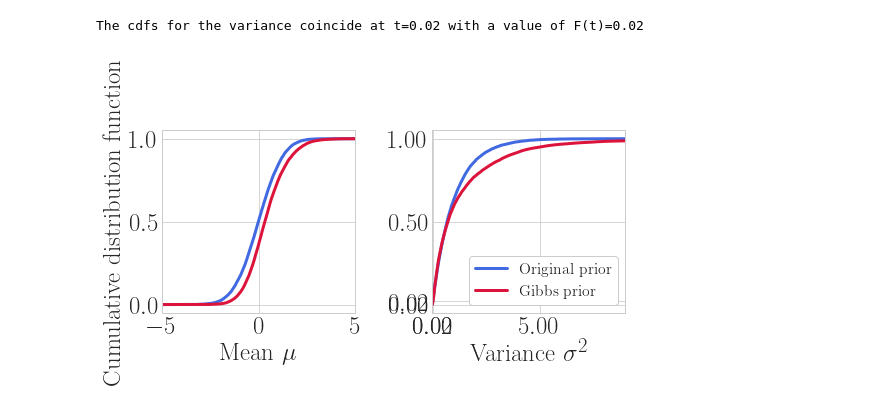
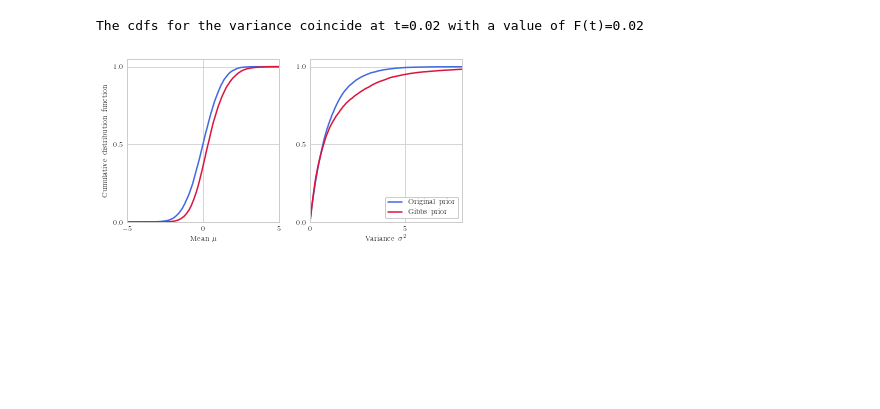
Before and after one commit to lrendsburg/Gibbs-priors, a Jupyter notebook: exp/fig_abc.ipynb, the cells around one changed output. Cells and saved outputs as stored; diff of their text form; code cells hidden in the pictures; blank space fills up the shorter version.

Commit message:
Changed colors in plots blue->royalblue and red->crimson. Changed axes in monitoring plots. Made abc plots pdf instead of tikz.

```diff
--- a/exp/fig_abc.ipynb
+++ b/exp/fig_abc.ipynb
@@ -106,30 +111,36 @@ print(f'The cdfs for the variance coincide at t={np.round(t_equal_cdf, 2)} with
 # %% [output]
 The cdfs for the variance coincide at t=0.02 with a value of F(t)=0.02
 # %%
-fig, axs = plt.subplots(ncols=2, figsize=(linewidth, .5*linewidth))
+fig, axs = plt.subplots(ncols=2, figsize=(LATEX_WIDTH, .5*LATEX_WIDTH))
 
 # Means cdf
 axs[0].plot(ts_mu, mu_true_cdf, label='Original prior', color='royalblue')
 axs[0].plot(ts_mu, mu_approx_cdf, label='Gibbs prior', color='crimson')
 
 axs[0].set_xlabel(r'Mean $\mu$')
 axs[0].set_ylabel(r'Cumulative distribution function')
-axs[0].set_xlim((-5, 5))
-axs[0].set_yticks([0, .5, 1])
 
 # Variances cdf
 axs[1].plot(ts_sigma_sq, sigma_sq_true_cdf, label='Original prior', color='royalblue')
 axs[1].plot(ts_sigma_sq, sigma_sq_approx_cdf, label='Gibbs prior', color='crimson')
 
 axs[1].set_xlabel(r'Variance $\sigma^2$')
 axs[1].set_ylabel('')
-axs[1].set_xlim([0, 9])
-axs[1].set_xticks([0,  t_equal_cdf, 5])
-axs[1].set_yticks([0, .5, t_val_equal_cdf, 1])
+
+axs[0].set_xlim((-5, 5))
+axs[1].set_xlim((0, 8))
+axs[0].set_ylim((0, 1.05))
+axs[1].set_ylim((0, 1.05))
+
+axs[0].set_yticks([0, .5, 1])
+axs[0].set_xticks([-5, 0, 5])
+axs[1].set_yticks([0, .5, 1])
+axs[1].set_xticks([0, 5])
 
 plt.legend(framealpha=1, frameon=True, loc='lower right')
-plt.tight_layout()
-tikzplotlib.save('../fig/prior_vs_laplace_cdf.tex')
+# plt.tight_layout()
+# tikzplotlib.save('../fig/prior_vs_laplace_cdf.tex')
+plt.savefig('../fig/prior_vs_laplace_cdf.pdf', bbox_inches='tight')
 plt.show()
 # %% [output]
-[figure, old version]
+[figure, new version]
```
Also changed, not shown: parts of 3 cells of this notebook, 3 other files.
